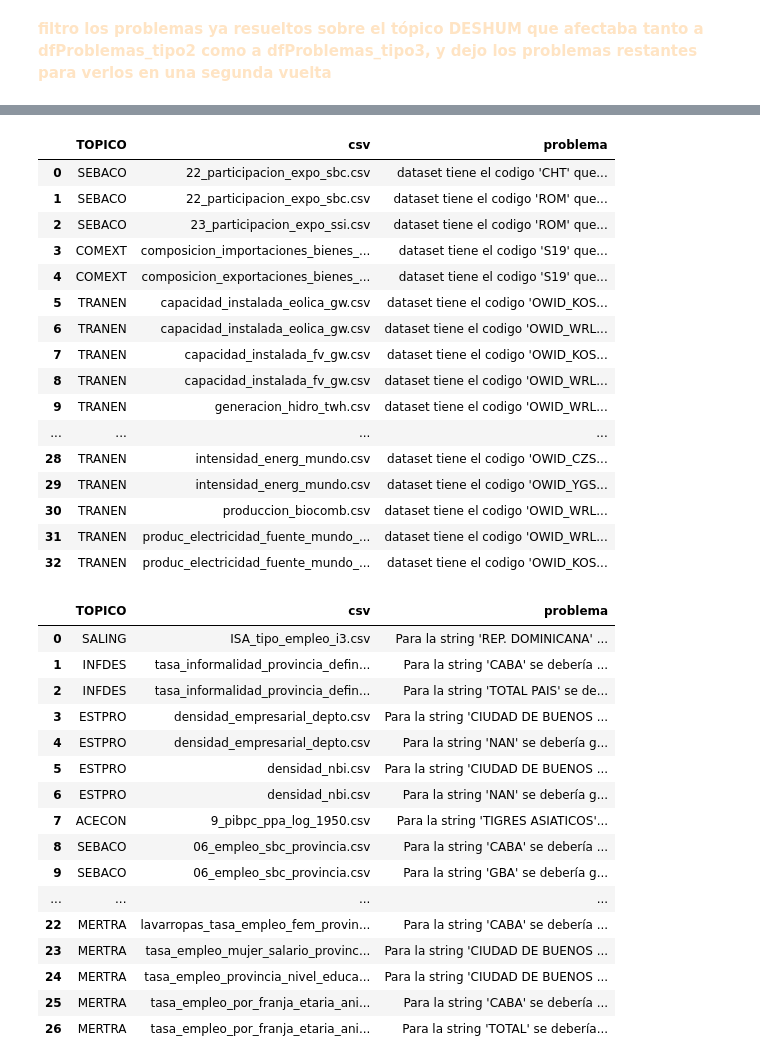
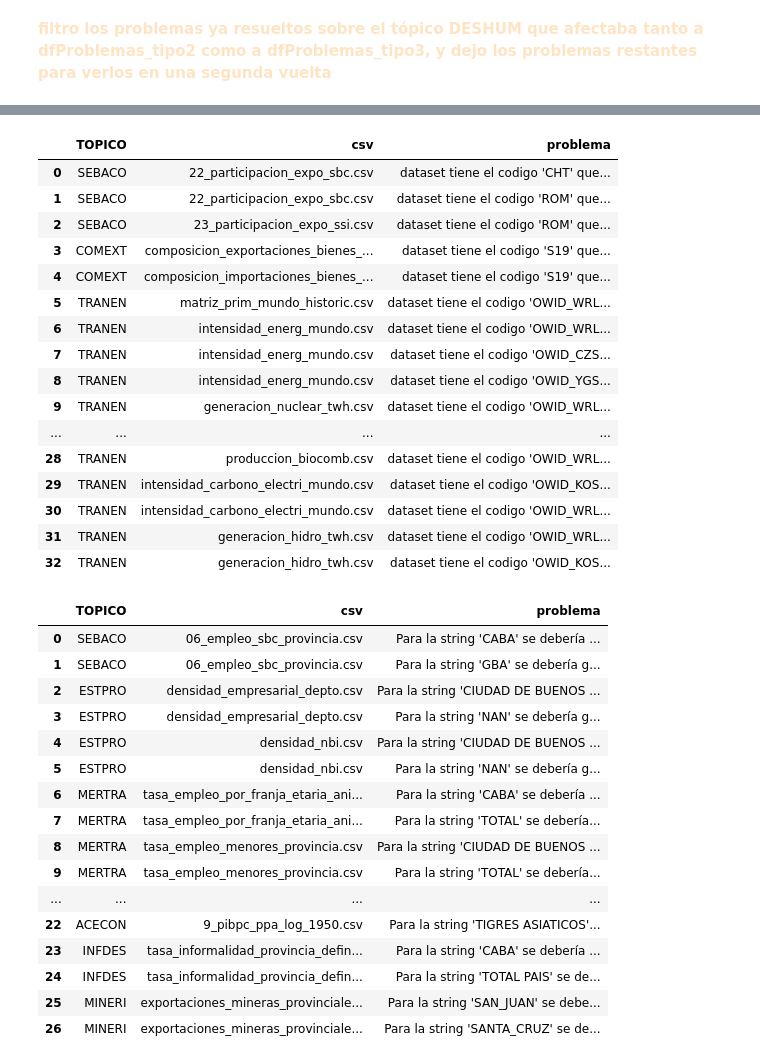
Before and after one commit to LMCappelletti/data_renaming, a Jupyter notebook: paso2_notebooksEmparche/vuelta1_emparcharDatasets_TopicoDESHUM.ipynb, the cells around one changed output, grey strips where cells are left out. Drawn from its saved outputs; the diff is of its cells as text; code cells hidden in the pictures.

Commit message:
corri renaming again y segui emparchando

```diff
--- a/paso2_notebooksEmparche/vuelta1_emparcharDatasets_TopicoDESHUM.ipynb
+++ b/paso2_notebooksEmparche/vuelta1_emparcharDatasets_TopicoDESHUM.ipynb
@@ -94,6 +94,6 @@ df_tipo2_filtrado
 # %%
 # carpeta con dfProblemas_tipo3 y donde guardo los nuevos
-base_path = '/home/capuccino/Desktop/TrabajoFundar/data_renaming/problematicas_renaming'
+base_path = '/home/lucia/Desktop/Fundar/data_renaming/problematicas_renaming' # '/home/capuccino/Desktop/TrabajoFundar/data_renaming/problematicas_renaming'
 
 # nombres archivos
 file_tipo3 = os.path.join(base_path, 'dfProblemas_tipo3.csv')
@@ -111,48 +111,48 @@ df_tipo3_filtrado
 | 0 | SEBACO | 22_participacion_expo_sbc.csv | dataset tiene el codigo 'CHT' que... |
 | 1 | SEBACO | 22_participacion_expo_sbc.csv | dataset tiene el codigo 'ROM' que... |
 | 2 | SEBACO | 23_participacion_expo_ssi.csv | dataset tiene el codigo 'ROM' que... |
-| 3 | COMEXT | composicion_importaciones_bienes_... | dataset tiene el codigo 'S19' que... |
-| 4 | COMEXT | composicion_exportaciones_bienes_... | dataset tiene el codigo 'S19' que... |
-| 5 | TRANEN | capacidad_instalada_eolica_gw.csv | dataset tiene el codigo 'OWID_KOS... |
-| 6 | TRANEN | capacidad_instalada_eolica_gw.csv | dataset tiene el codigo 'OWID_WRL... |
-| 7 | TRANEN | capacidad_instalada_fv_gw.csv | dataset tiene el codigo 'OWID_KOS... |
-| 8 | TRANEN | capacidad_instalada_fv_gw.csv | dataset tiene el codigo 'OWID_WRL... |
-| 9 | TRANEN | generacion_hidro_twh.csv | dataset tiene el codigo 'OWID_WRL... |
+| 3 | COMEXT | composicion_exportaciones_bienes_... | dataset tiene el codigo 'S19' que... |
+| 4 | COMEXT | composicion_importaciones_bienes_... | dataset tiene el codigo 'S19' que... |
+| 5 | TRANEN | matriz_prim_mundo_historic.csv | dataset tiene el codigo 'OWID_WRL... |
+| 6 | TRANEN | intensidad_energ_mundo.csv | dataset tiene el codigo 'OWID_WRL... |
+| 7 | TRANEN | intensidad_energ_mundo.csv | dataset tiene el codigo 'OWID_CZS... |
+| 8 | TRANEN | intensidad_energ_mundo.csv | dataset tiene el codigo 'OWID_YGS... |
+| 9 | TRANEN | generacion_nuclear_twh.csv | dataset tiene el codigo 'OWID_WRL... |
 | ... | ... | ... | ... |
-| 28 | TRANEN | intensidad_energ_mundo.csv | dataset tiene el codigo 'OWID_CZS... |
-| 29 | TRANEN | intensidad_energ_mundo.csv | dataset tiene el codigo 'OWID_YGS... |
-| 30 | TRANEN | produccion_biocomb.csv | dataset tiene el codigo 'OWID_WRL... |
-| 31 | TRANEN | produc_electricidad_fuente_mundo_... | dataset tiene el codigo 'OWID_WRL... |
-| 32 | TRANEN | produc_electricidad_fuente_mundo_... | dataset tiene el codigo 'OWID_KOS... |
+| 28 | TRANEN | produccion_biocomb.csv | dataset tiene el codigo 'OWID_WRL... |
+| 29 | TRANEN | intensidad_carbono_electri_mundo.csv | dataset tiene el codigo 'OWID_KOS... |
+| 30 | TRANEN | intensidad_carbono_electri_mundo.csv | dataset tiene el codigo 'OWID_WRL... |
+| 31 | TRANEN | generacion_hidro_twh.csv | dataset tiene el codigo 'OWID_WRL... |
+| 32 | TRANEN | generacion_hidro_twh.csv | dataset tiene el codigo 'OWID_KOS... |
 # %%
 # carpeta con dfProblemas_tipo3 y donde guardo los nuevos
-base_path = '/home/capuccino/Desktop/TrabajoFundar/data_renaming/problematicas_renaming'
+base_path = '/home/lucia/Desktop/Fundar/data_renaming/problematicas_renaming' # '/home/capuccino/Desktop/TrabajoFundar/data_renaming/problematicas_renaming'
 
 # nombres archivos
 file_tipo4 = os.path.join(base_path, 'dfProblemas_tipo4.csv')
 
 # cargar dfProblemas_tipo3 y filtrar filas donde topicos == 'DESHUM', y los guardo como dfProblemas_tipo3_2daVuelta.csv
 df_tipo4 = pd.read_csv(file_tipo4)
 
 output_tipo4 = os.path.join(base_path, '2daVuelta_dfProblemas_tipo4.csv')
 df_tipo4.to_csv(output_tipo4, index=False, encoding='utf-8', sep=',')
 
 df_tipo4
 # %% [output]
 |  | TOPICO | csv | problema |
-| 0 | SALING | ISA_tipo_empleo_i3.csv | Para la string 'REP. DOMINICANA' ... |
-| 1 | INFDES | tasa_informalidad_provincia_defin... | Para la string 'CABA' se debería ... |
-| 2 | INFDES | tasa_informalidad_provincia_defin... | Para la string 'TOTAL PAIS' se de... |
-| 3 | ESTPRO | densidad_empresarial_depto.csv | Para la string 'CIUDAD DE BUENOS ... |
-| 4 | ESTPRO | densidad_empresarial_depto.csv | Para la string 'NAN' se debería g... |
-| 5 | ESTPRO | densidad_nbi.csv | Para la string 'CIUDAD DE BUENOS ... |
-| 6 | ESTPRO | densidad_nbi.csv | Para la string 'NAN' se debería g... |
-| 7 | ACECON | 9_pibpc_ppa_log_1950.csv | Para la string 'TIGRES ASIATICOS'... |
-| 8 | SEBACO | 06_empleo_sbc_provincia.csv | Para la string 'CABA' se debería ... |
-| 9 | SEBACO | 06_empleo_sbc_provincia.csv | Para la string 'GBA' se debería g... |
+| 0 | SEBACO | 06_empleo_sbc_provincia.csv | Para la string 'CABA' se debería ... |
+| 1 | SEBACO | 06_empleo_sbc_provincia.csv | Para la string 'GBA' se debería g... |
+| 2 | ESTPRO | densidad_empresarial_depto.csv | Para la string 'CIUDAD DE BUENOS ... |
+| 3 | ESTPRO | densidad_empresarial_depto.csv | Para la string 'NAN' se debería g... |
+| 4 | ESTPRO | densidad_nbi.csv | Para la string 'CIUDAD DE BUENOS ... |
+| 5 | ESTPRO | densidad_nbi.csv | Para la string 'NAN' se debería g... |
+| 6 | MERTRA | tasa_empleo_por_franja_etaria_ani... | Para la string 'CABA' se debería ... |
+| 7 | MERTRA | tasa_empleo_por_franja_etaria_ani... | Para la string 'TOTAL' se debería... |
+| 8 | MERTRA | tasa_empleo_menores_provincia.csv | Para la string 'CIUDAD DE BUENOS ... |
+| 9 | MERTRA | tasa_empleo_menores_provincia.csv | Para la string 'TOTAL' se debería... |
 | ... | ... | ... | ... |
-| 22 | MERTRA | lavarropas_tasa_empleo_fem_provin... | Para la string 'CABA' se debería ... |
-| 23 | MERTRA | tasa_empleo_mujer_salario_provinc... | Para la string 'CIUDAD DE BUENOS ... |
-| 24 | MERTRA | tasa_empleo_provincia_nivel_educa... | Para la string 'CIUDAD DE BUENOS ... |
-| 25 | MERTRA | tasa_empleo_por_franja_etaria_ani... | Para la string 'CABA' se debería ... |
-| 26 | MERTRA | tasa_empleo_por_franja_etaria_ani... | Para la string 'TOTAL' se debería... |
+| 22 | ACECON | 9_pibpc_ppa_log_1950.csv | Para la string 'TIGRES ASIATICOS'... |
+| 23 | INFDES | tasa_informalidad_provincia_defin... | Para la string 'CABA' se debería ... |
+| 24 | INFDES | tasa_informalidad_provincia_defin... | Para la string 'TOTAL PAIS' se de... |
+| 25 | MINERI | exportaciones_mineras_provinciale... | Para la string 'SAN_JUAN' se debe... |
+| 26 | MINERI | exportaciones_mineras_provinciale... | Para la string 'SANTA_CRUZ' se de... |
```
Also changed, not shown: parts of 2 cells of this notebook, 21 other files.
